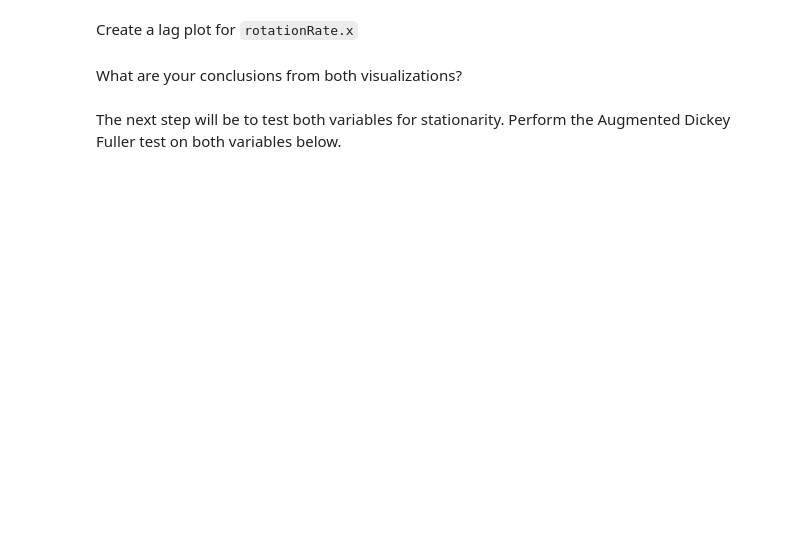
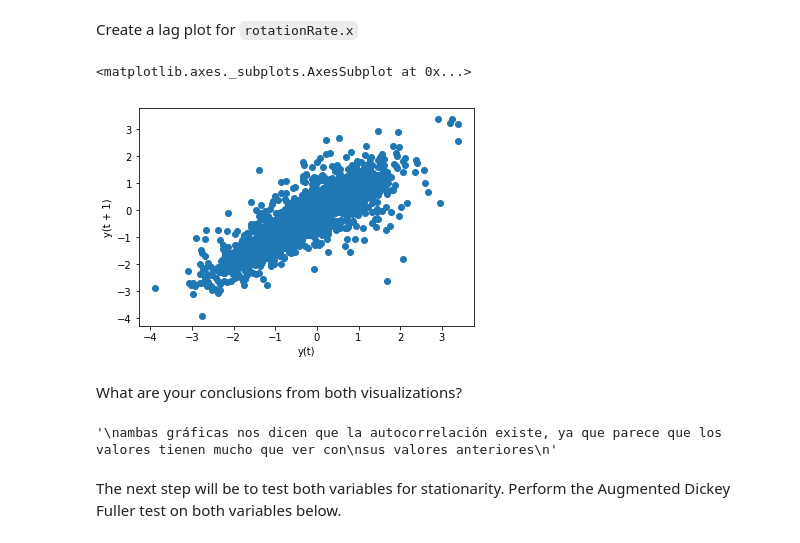
Before and after one commit to alonsopdani/datamad0419, a Jupyter notebook: module-2/lab-time-series/your-code/main.ipynb, the cells around one changed output. Cells and saved outputs as stored; diff of their text form; code cells hidden in the pictures; blank space fills up the shorter version.

```diff
--- a/module-2/lab-time-series/your-code/main.ipynb
+++ b/module-2/lab-time-series/your-code/main.ipynb
@@ -54,5 +105,9 @@ To model our data, we should look at a few assumptions. First, let's plot the `l
 Create a lag plot for `rotationRate.x`
 # %%
 # Your code here:
+pd.plotting.lag_plot(sensor["rotationRate.x"])
+# %% [output]
+<matplotlib.axes._subplots.AxesSubplot at 0x...>
+[figure, added]
 # %% [markdown]
 What are your conclusions from both visualizations?
@@ -61,2 +114,10 @@ What are your conclusions from both visualizations?
+# %%
+# Your conclusions here:
+'''
+ambas gráficas nos dicen que la autocorrelación existe, ya que parece que los valores tienen mucho que ver con
+sus valores anteriores
+'''
+# %% [output]
+'\nambas gráficas nos dicen que la autocorrelación existe, ya que parece que los valores tienen mucho que ver con\nsus valores anteriores\n'
 # %% [markdown]
 The next step will be to test both variables for stationarity. Perform the Augmented Dickey Fuller test on both variables below.
```
Also changed, not shown: parts of 20 cells of this notebook.
